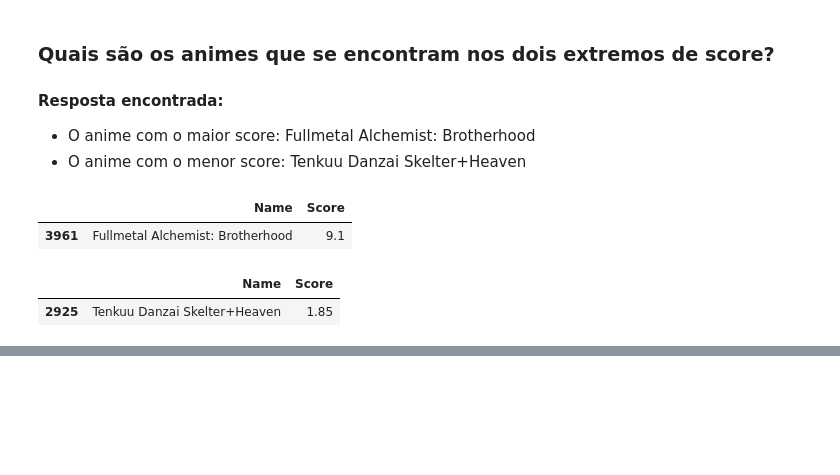
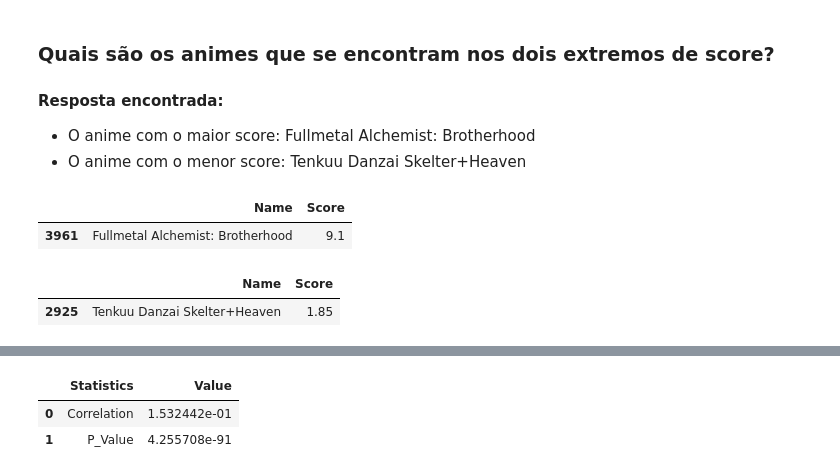
Before and after one commit to lucashensil/Analise-MyAnimeList-2023, a Jupyter notebook: main.ipynb, the cells around one changed output, grey strips where cells are left out. Drawn from its saved outputs; the diff is of its cells as text; code cells hidden in the pictures; blank space fills up the shorter version.

```diff
--- a/main.ipynb
+++ b/main.ipynb
@@ -117,0 +129,17 @@ display(best_anime, worst_anime)
+# %%
+data_popularity = data.query("Episodes != 'UNKNOWN' and Popularity != 'UNKNOWN' and Type != 'Music' and Type != 'Movie' ")
+
+popularity = data_popularity[['Episodes', 'Popularity']].copy()
+popularity['Episodes'] = pd.to_numeric(popularity['Episodes'], errors='coerce')
+popularity['Popularity'] = pd.to_numeric(popularity['Popularity'], errors='coerce')
+
+correlation, p_value = pearsonr(popularity['Episodes'], popularity['Popularity'])
+
+
+pearson = {'Statistics': ['Correlation', 'P_Value'], 'Value': [correlation, p_value]}
+df_pearson = pd.DataFrame(pearson)
+display(df_pearson)
+# %% [output]
+|  | Statistics | Value |
+| 0 | Correlation | 1.532442e-01 |
+| 1 | P_Value | 4.255708e-91 |
```
Also changed, not shown: parts of 4 cells of this notebook.
